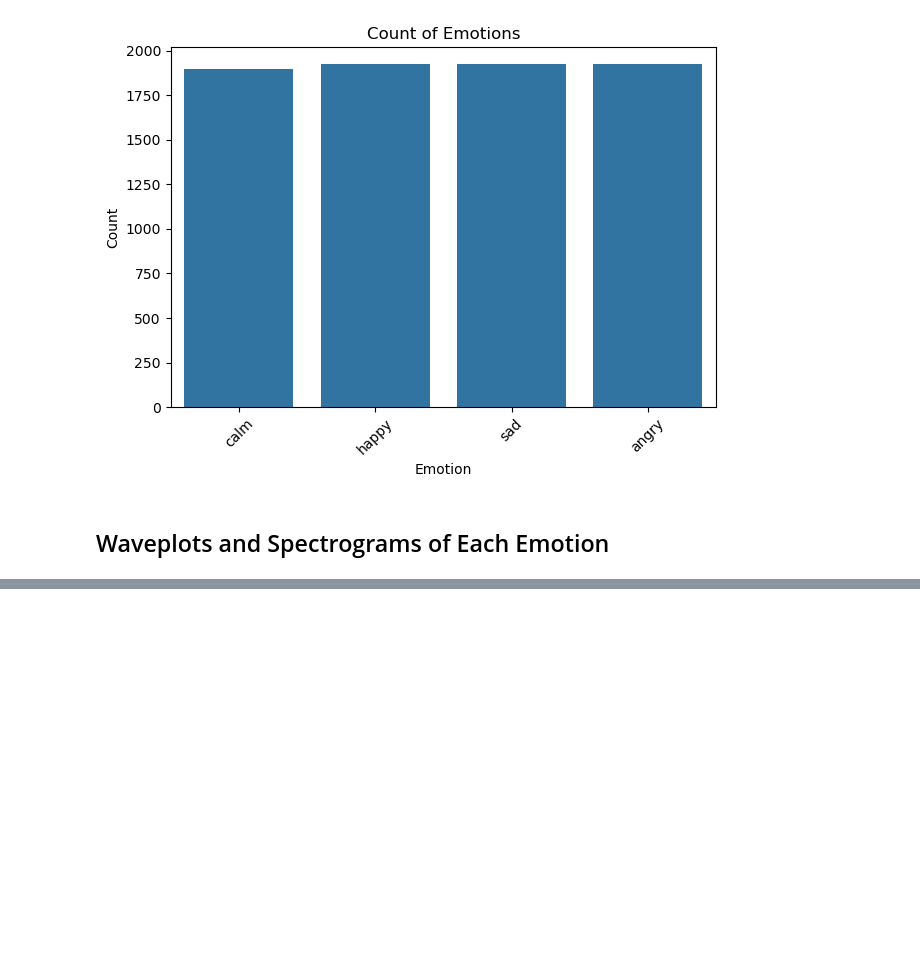
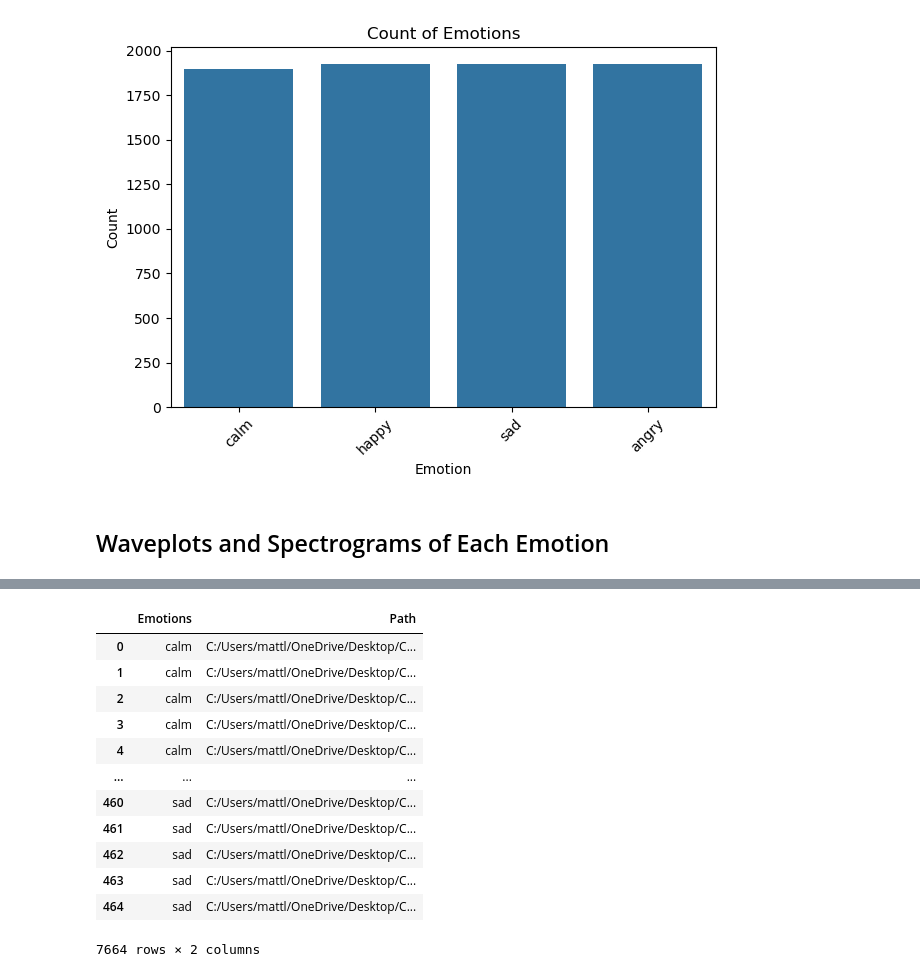
Before and after one commit to mattsiaco/ML_Project_Speech-Emotion-Recognition, a Jupyter notebook: project.ipynb, the cells around one changed output, grey strips where cells are left out. Cells and saved outputs as stored; diff of their text form; code cells hidden in the pictures; blank space fills up the shorter version.

```diff
--- a/project.ipynb
+++ b/project.ipynb
@@ -329,0 +557,16 @@ This whole process was jointly optimized, refining the CNN and clustering assign
+# %%
+data_subset
+# %% [output]
+|  | Emotions | Path |
+| 0 | calm | C:/Users/mattl/OneDrive/Desktop/C... |
+| 1 | calm | C:/Users/mattl/OneDrive/Desktop/C... |
+| 2 | calm | C:/Users/mattl/OneDrive/Desktop/C... |
+| 3 | calm | C:/Users/mattl/OneDrive/Desktop/C... |
+| 4 | calm | C:/Users/mattl/OneDrive/Desktop/C... |
+| ... | ... | ... |
+| 460 | sad | C:/Users/mattl/OneDrive/Desktop/C... |
+| 461 | sad | C:/Users/mattl/OneDrive/Desktop/C... |
+| 462 | sad | C:/Users/mattl/OneDrive/Desktop/C... |
+| 463 | sad | C:/Users/mattl/OneDrive/Desktop/C... |
+| 464 | sad | C:/Users/mattl/OneDrive/Desktop/C... |
+7664 rows × 2 columns
```
Also changed, not shown: parts of 8 cells of this notebook.
